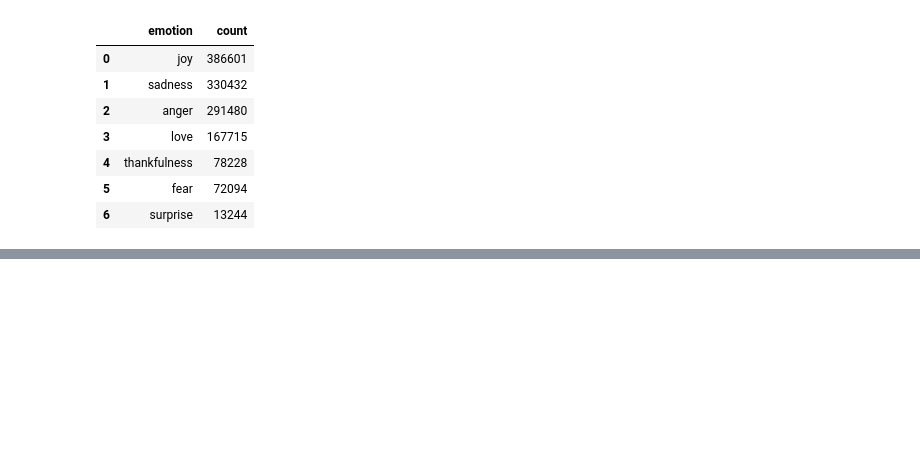
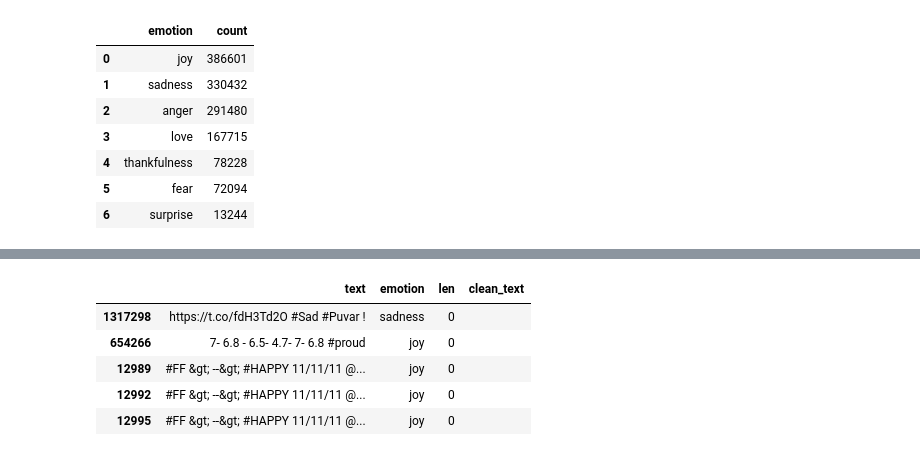
Before and after one commit to mrodzlgd/Emotion-Detection-on-Twitter-Posts, a Jupyter notebook: 03-Data_Analysis_and_Pre-processing.ipynb, the cells around one changed output, grey strips where cells are left out. Saved outputs shown, nothing was run; the diff lists cells and outputs as text; code cells hidden in the pictures; blank space fills up the shorter version.

```diff
--- a/03-Data_Analysis_and_Pre-processing.ipynb
+++ b/03-Data_Analysis_and_Pre-processing.ipynb
@@ -115,0 +184,9 @@ counts
+# %%
+twitter_df.sort_values('len', ascending = True).head()
+# %% [output]
+|  | text | emotion | len | clean_text |
+| 1317298 | https://t.co/fdH3Td2O #Sad #Puvar ! | sadness | 0 |  |
+| 654266 | 7- 6.8 - 6.5- 4.7- 7- 6.8 #proud | joy | 0 |  |
+| 12989 | #FF &gt; --&gt; #HAPPY 11/11/11 @... | joy | 0 |  |
+| 12992 | #FF &gt; --&gt; #HAPPY 11/11/11 @... | joy | 0 |  |
+| 12995 | #FF &gt; --&gt; #HAPPY 11/11/11 @... | joy | 0 |  |
```
Also changed, not shown: parts of 75 cells of this notebook, 1 other file.
